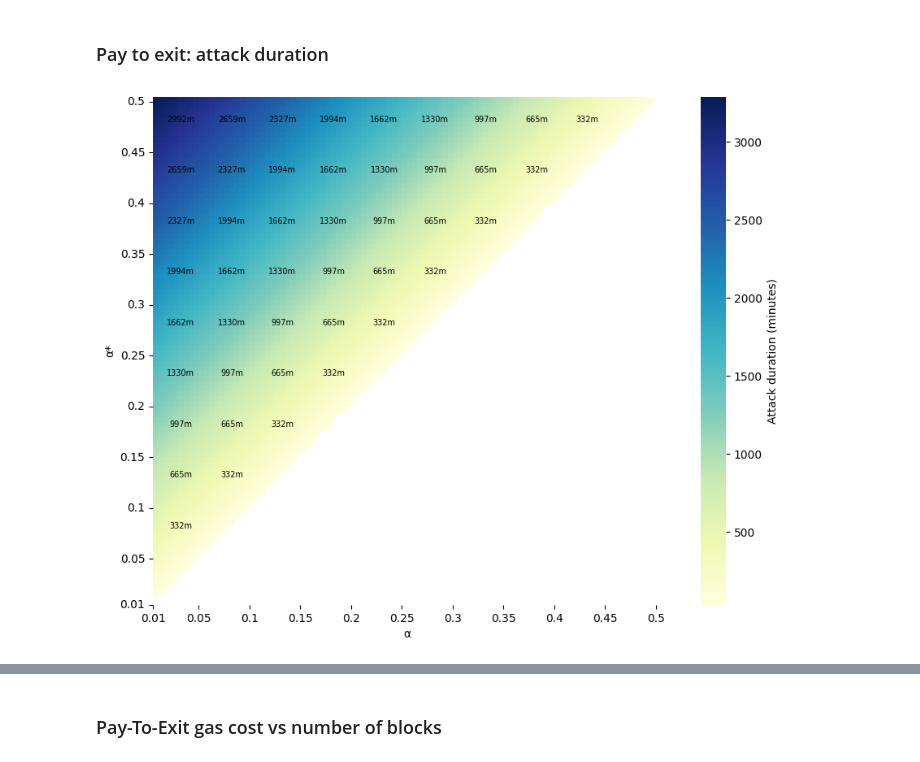
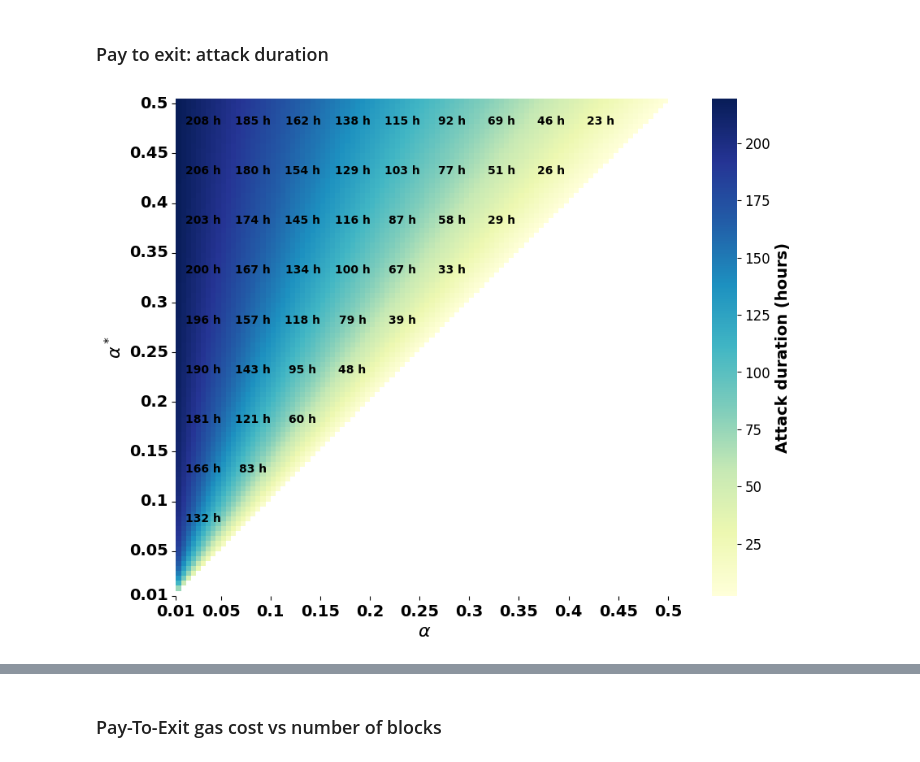
Before and after one commit to 0xSooki/bribery-zoo, a Jupyter notebook: Figures/playground.ipynb, the cells around one changed output, grey strips where cells are left out. Saved outputs shown, nothing was run; the diff lists cells and outputs as text; code cells hidden in the pictures.

```diff
--- a/Figures/playground.ipynb
+++ b/Figures/playground.ipynb
@@ -85,13 +77,7 @@ for i, beta in enumerate(beta_vals):
 
         if lhs < rhs:
 
-            bribe[i, j] = (
-                beta
-                * (1 - alpha)
-                * noOfValidators
-                * attestation_reward_per_validator
-                / 32
-            )
+            bribe[i, j] = (beta * (1 - alpha) * noOfValidators * attestation_reward_per_validator / 32)
             # bribe[i, j] = L * beta * (1 - alpha) * noOfValidators * attestation_reward_per_validator / 32
 
         # ábrázolni: (1-\alpha) \cdot \beta
@@ -523,65 +505,68 @@ plt.show()
 # %% [markdown]
 ### Pay to exit: attack duration
 # %%
-validators_per_block = 32
-block_time_sec = 12  # seconds per block
+validators_per_block = 16
+block_time_sec = 12
+
+alpha_vals = np.linspace(0.01, 0.5, 100)
+alpha_star_vals = np.linspace(0.01, 0.5, 100)
 
 attack_time = np.full((len(alpha_star_vals), len(alpha_vals)), np.nan)
 
 for i, alpha_star in enumerate(alpha_star_vals):
     for j, alpha in enumerate(alpha_vals):
         if alpha_star > alpha:
-            delta_validators = (alpha_star - alpha) * noOfValidators
+            delta_validators = noOfValidators * (alpha_star - alpha) / alpha_star
+
+            delta_validators = math.ceil(delta_validators)
+
             blocks_needed = delta_validators / validators_per_block
-            time_minutes = (blocks_needed * block_time_sec) / 60
-            attack_time[i, j] = time_minutes
+            time_hours = (blocks_needed * block_time_sec) / 3600.0
+            attack_time[i, j] = time_hours
 
 vmin = np.nanmin(attack_time)
 vmax = np.nanmax(attack_time)
 
 xticks_idx = np.linspace(0, len(alpha_vals) - 1, 11, dtype=int)
 xticks = np.round(alpha_vals[xticks_idx], 2)
-
 yticks_idx = np.linspace(0, len(alpha_star_vals) - 1, 11, dtype=int)
 yticks = np.round(alpha_star_vals[yticks_idx], 2)
 
 plt.figure(figsize=(10, 7))
 ax = sns.heatmap(
     attack_time,
     cmap="YlGnBu",
     mask=np.isnan(attack_time),
     square=True,
     xticklabels=xticks,
     yticklabels=yticks,
-    cbar_kws={"label": "Attack duration (minutes)"},
-    vmin=vmin,
-    vmax=vmax,
+    cbar_kws={"label": "Attack duration (hours)"},
+    vmin=vmin, vmax=vmax,
 )
 
-ax.set_xlabel("α")
-ax.set_ylabel("α*")
+ax.set_xlabel(r"$\alpha$", fontsize=16, fontweight='bold')
+ax.set_ylabel(r"$\alpha^*$", fontsize=16, fontweight='bold')
+
 ax.set_xticks(xticks_idx)
-ax.set_xticklabels(xticks, rotation=0)
+ax.set_xticklabels(xticks, rotation=0, ha="center", fontsize=14, fontweight='bold')
 ax.set_yticks(yticks_idx)
-ax.set_yticklabels(yticks, rotation=0)
+ax.set_yticklabels(yticks, rotation=0, va="center", fontsize=14, fontweight='bold')
+
 ax.invert_yaxis()
 
 for i in range(5, len(alpha_star_vals), 10):
     for j in range(5, len(alpha_vals), 10):
         value = attack_time[i, j]
         if not np.isnan(value):
-            ax.text(
-                j + 0.5,
-                i + 0.5,
-                f"{value:.0f}m",
-                ha="center",
-                va="center",
-                fontsize=7,
-                color="black",
-            )
+            ax.text(j + 0.5, i + 0.5, f"{value:.0f} h",
+                    ha='center', va='center', fontsize=10, fontweight='bold', color='black')
+
+cbar = ax.collections[0].colorbar
+cbar.ax.tick_params(labelsize=12)
+cbar.set_label("Attack duration (hours)", fontsize=14, fontweight='bold')
 
 plt.tight_layout()
-plt.savefig("pay_to_exit_attack_duration.pdf", format="pdf", bbox_inches="tight")
+plt.savefig("PayToExit_AttackDuration.pdf", format="pdf", bbox_inches="tight")
 plt.show()
 # %% [output]
-[figure, old version]
+[figure, new version]
```
Also changed, not shown: parts of 23 cells of this notebook.
